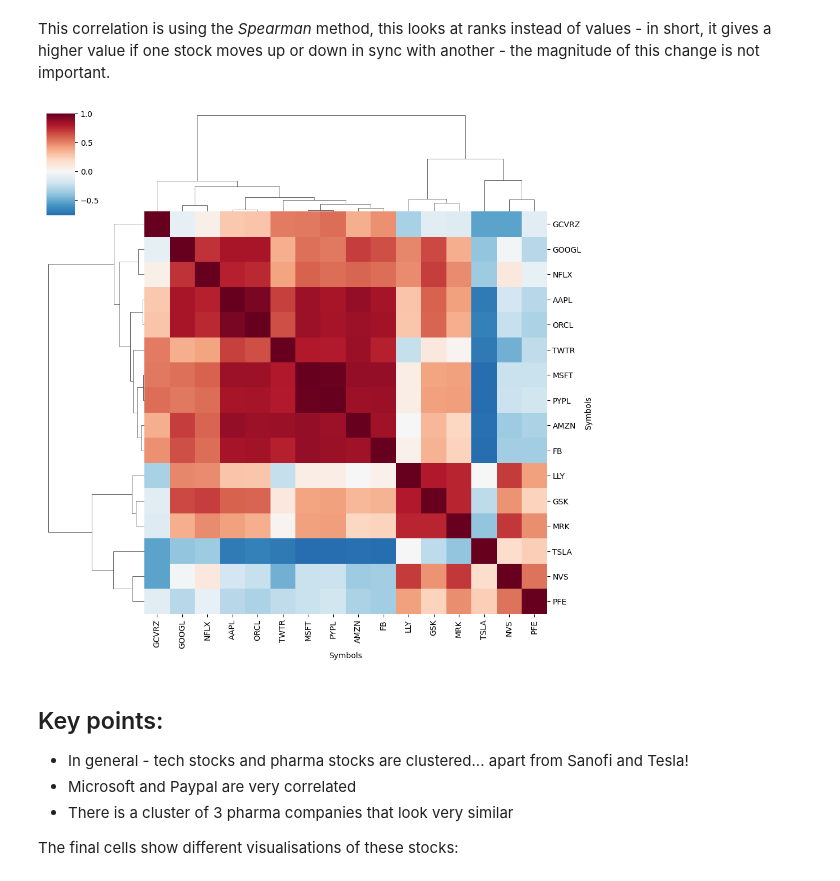
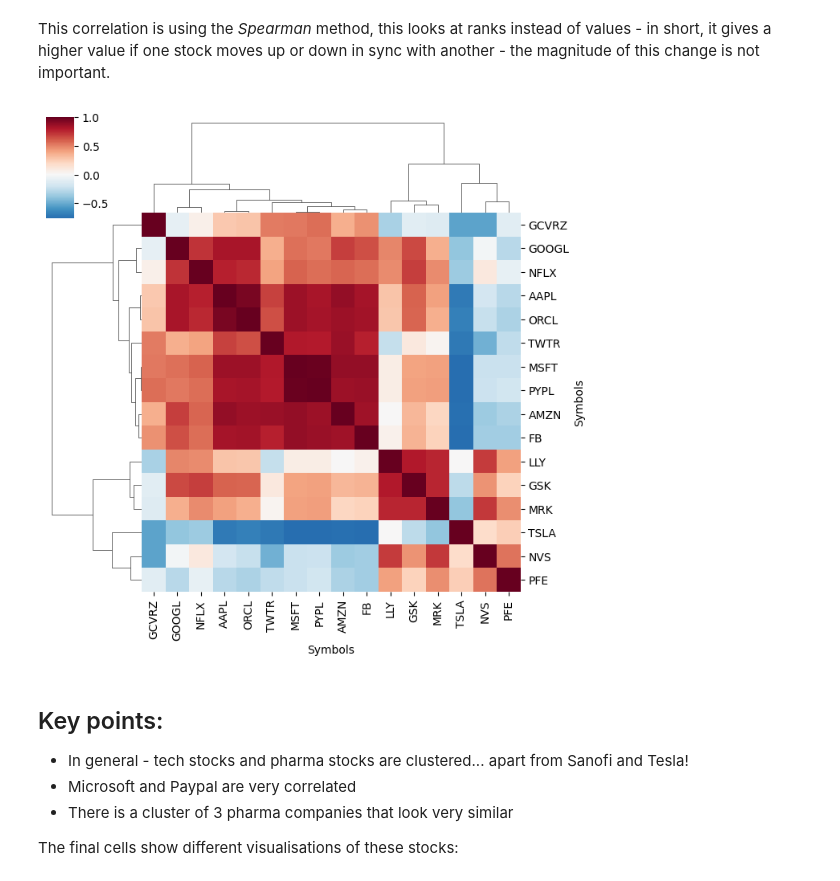
Before and after one commit to timvg80/pydata_cardiff_workshop1, a Jupyter notebook: eda_clustering_notebook.ipynb, the cells around one changed output. Drawn from its saved outputs; the diff is of its cells as text; code cells hidden in the pictures.

Commit message:
Changing figure size

```diff
--- a/eda_clustering_notebook.ipynb
+++ b/eda_clustering_notebook.ipynb
@@ -778,13 +778,14 @@ stock_close_corr = stock_df['close'].corr(method='spearman')
 # %%
 sns.clustermap(
     stock_close_corr,
     method='ward',
     cmap='RdBu_r',
     center=0,
-    robust=True
+    robust=True,
+    figsize=(7, 7),
 );
 # %% [output]
-[figure, old version]
+[figure, new version]
 # %% [markdown]
 ## Key points:
 
```
Also changed, not shown: parts of 5 cells of this notebook.
